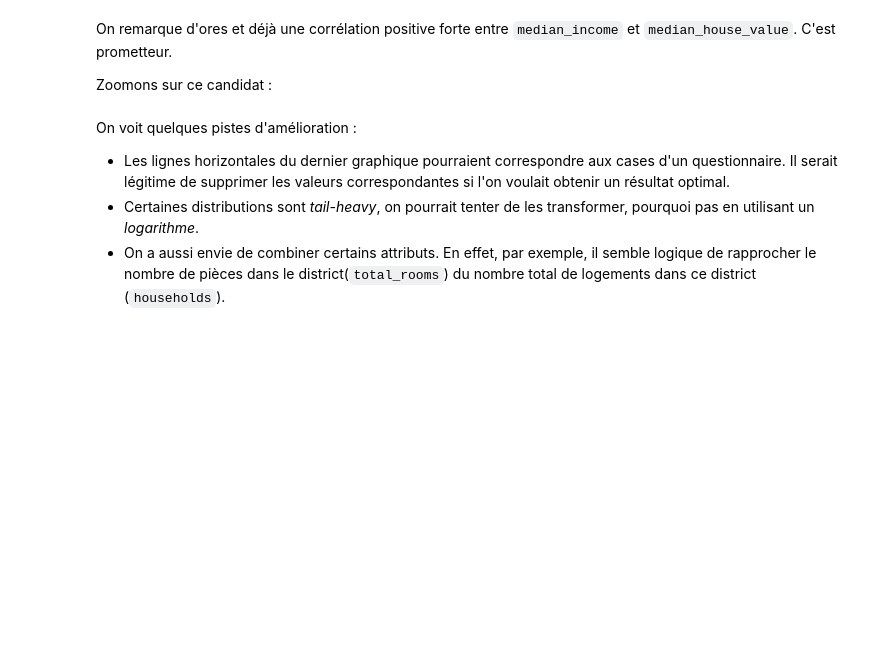
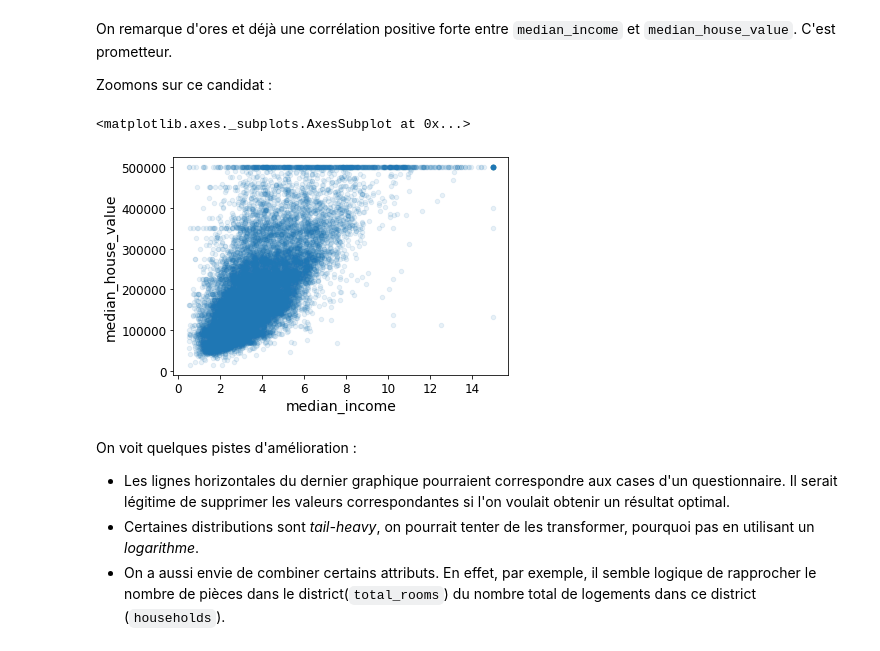
Before and after one commit to Cedric-M/Data-Wrangling, a Jupyter notebook: data_wrangling.ipynb, the cells around one changed output. Saved outputs shown, nothing was run; the diff lists cells and outputs as text; code cells hidden in the pictures; blank space fills up the shorter version.

```diff
--- a/data_wrangling.ipynb
+++ b/data_wrangling.ipynb
@@ -376,8 +440,11 @@ Zoomons sur ce candidat :
 # %%
 housing.plot(kind="scatter", x="median_income", y="median_house_value",
              alpha=0.1)
 
-save_fig("income_vs_house_value_scatterplot")
+#save_fig("income_vs_house_value_scatterplot")
+# %% [output]
+<matplotlib.axes._subplots.AxesSubplot at 0x...>
+[figure, added]
 # %% [markdown]
 On voit quelques pistes d'amélioration :
 - Les lignes horizontales du dernier graphique pourraient correspondre aux cases d'un questionnaire. Il serait légitime de supprimer les valeurs correspondantes si l'on voulait obtenir un résultat optimal.
```
Also changed, not shown: parts of 35 cells of this notebook.
